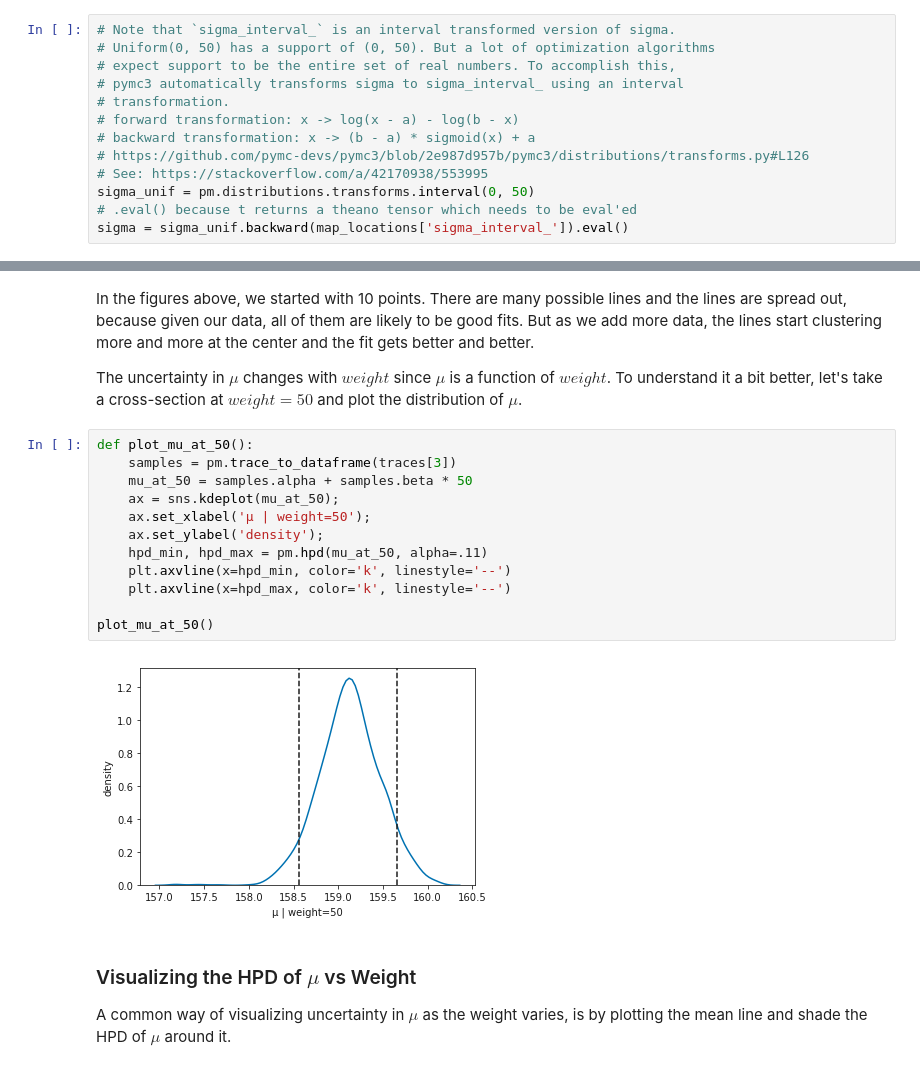
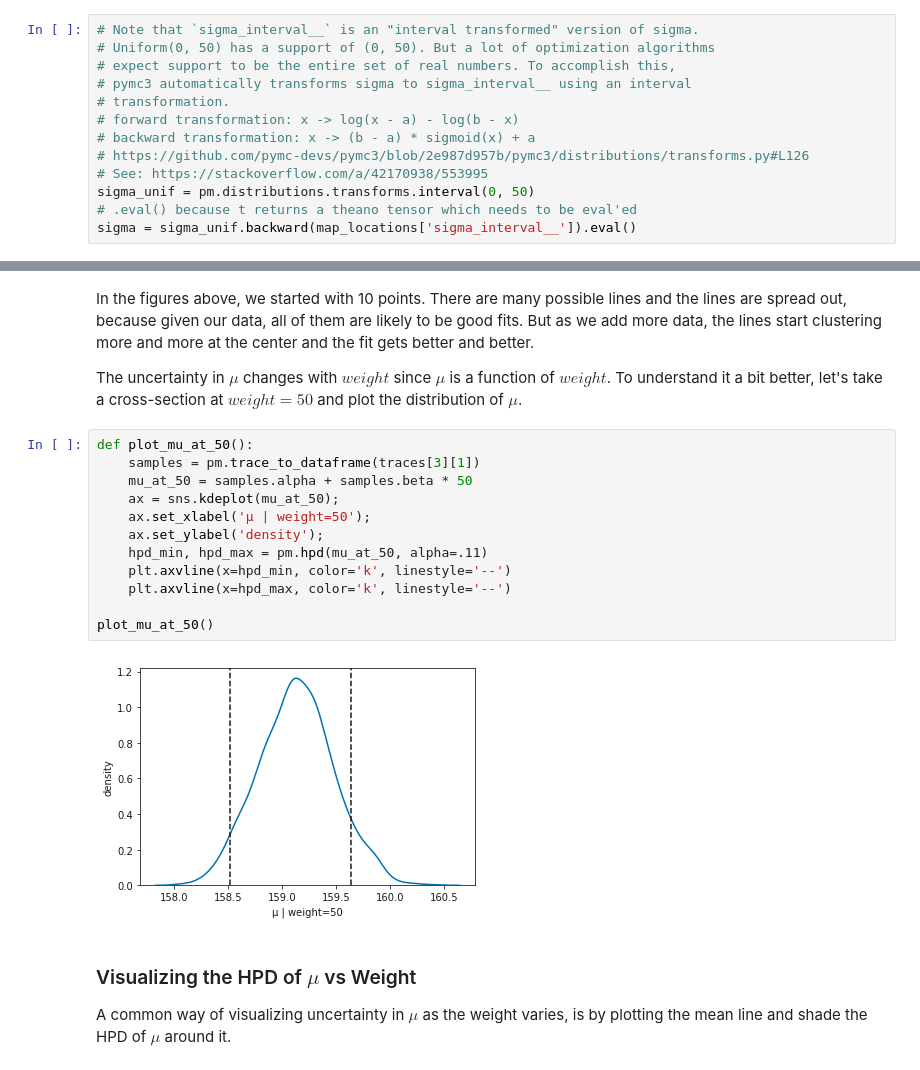
Before and after one commit to pgollakota/rethinking, a Jupyter notebook: 04_linear_models.ipynb, the cells around one changed output, grey strips where cells are left out. Saved outputs shown, nothing was run; the diff lists cells and outputs as text.

Commit message:
Upgrade pymc3 to 3.2

```diff
--- a/04_linear_models.ipynb
+++ b/04_linear_models.ipynb
@@ -222,8 +217,8 @@ map_locations, map_scales
 # %%
-# Note that `sigma_interval_` is an interval transformed version of sigma.
+# Note that `sigma_interval__` is an "interval transformed" version of sigma.
 # Uniform(0, 50) has a support of (0, 50). But a lot of optimization algorithms
 # expect support to be the entire set of real numbers. To accomplish this,
-# pymc3 automatically transforms sigma to sigma_interval_ using an interval
+# pymc3 automatically transforms sigma to sigma_interval__ using an interval
 # transformation.
 # forward transformation: x -> log(x - a) - log(b - x)
 # backward transformation: x -> (b - a) * sigmoid(x) + a
@@ -231,7 +226,7 @@ map_locations, map_scales
 # See: https://stackoverflow.com/a/42170938/553995
 sigma_unif = pm.distributions.transforms.interval(0, 50)
 # .eval() because t returns a theano tensor which needs to be eval'ed
-sigma = sigma_unif.backward(map_locations['sigma_interval_']).eval()
+sigma = sigma_unif.backward(map_locations['sigma_interval__']).eval()
 # %%
 map_mu_loc, map_sigma_loc = map_locations['mu'], sigma
 # %%
@@ -460,18 +466,18 @@ In the figures above, we started with 10 points. There are many possible lines a
 The uncertainty in $\mu$ changes with $weight$ since $\mu$ is a function of $weight$. To understand it a bit better, let's take a cross-section at $weight = 50$ and plot the distribution of $\mu$.
 # %%
 def plot_mu_at_50():
-    samples = pm.trace_to_dataframe(traces[3])
+    samples = pm.trace_to_dataframe(traces[3][1])
     mu_at_50 = samples.alpha + samples.beta * 50
     ax = sns.kdeplot(mu_at_50);
     ax.set_xlabel('μ | weight=50');
     ax.set_ylabel('density');
     hpd_min, hpd_max = pm.hpd(mu_at_50, alpha=.11)
     plt.axvline(x=hpd_min, color='k', linestyle='--')
     plt.axvline(x=hpd_max, color='k', linestyle='--')
 
 plot_mu_at_50()
 # %% [output]
-[figure, old version]
+[figure, new version]
 # %% [markdown]
 ### Visualizing the HPD of $\mu$ vs Weight
 A common way of visualizing uncertainty in $\mu$ as the weight varies, is by plotting the mean line and shade the HPD of $\mu$ around it.
```
Also changed, not shown: parts of 31 cells of this notebook, 5 other files.
